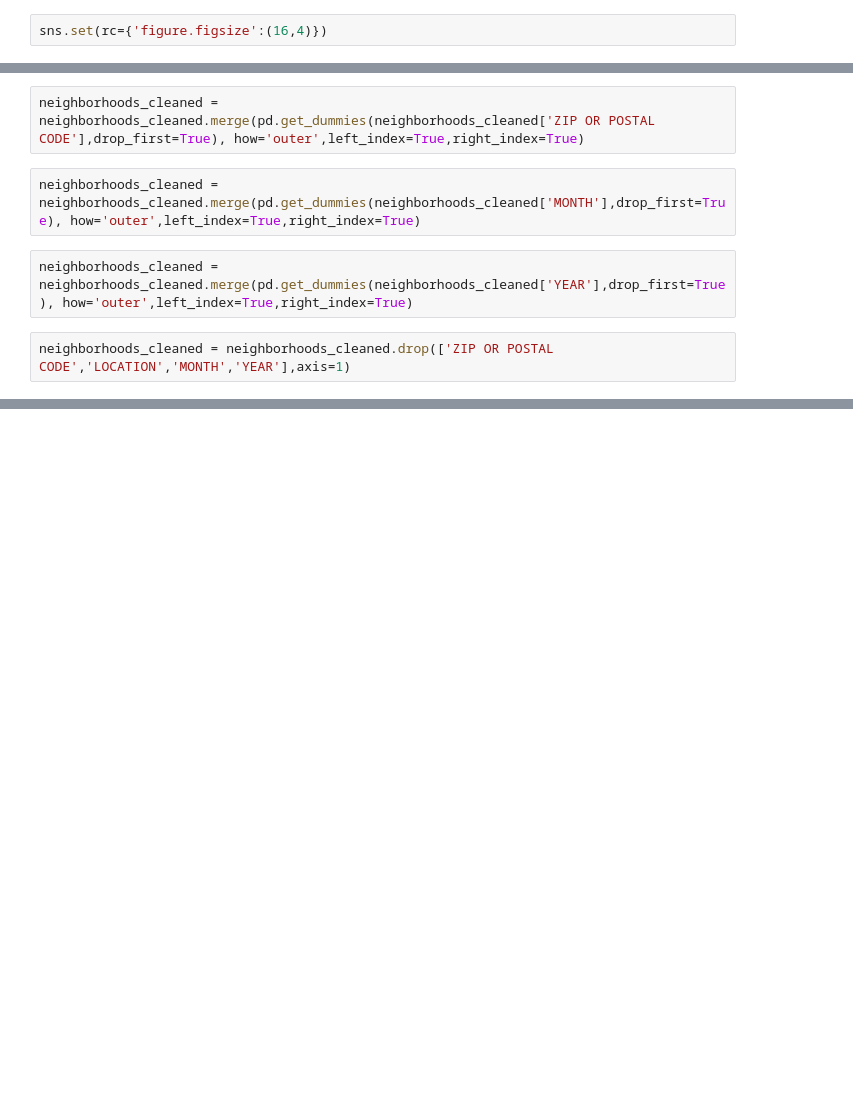
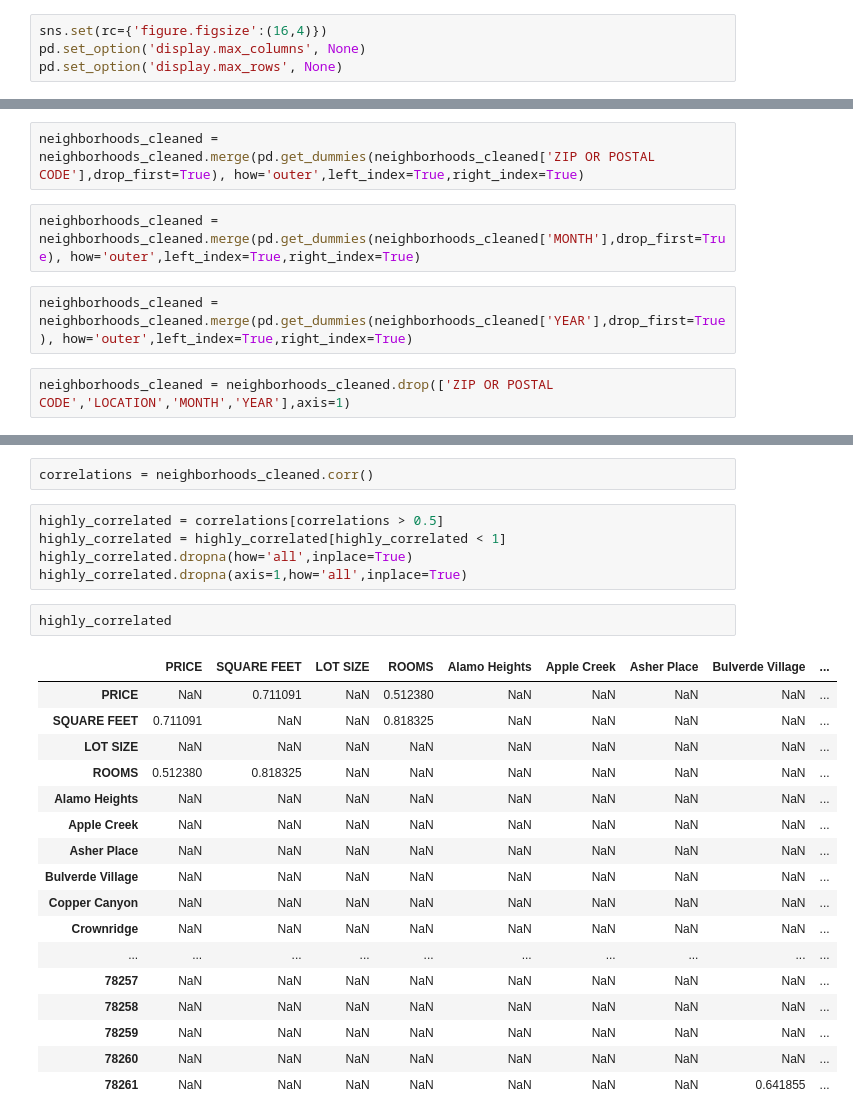
Before and after one commit to randallb15/PredictingSAHomeValues, a Jupyter notebook: ModelForFlask.ipynb, the cells around one changed output, grey strips where cells are left out. Saved outputs shown, nothing was run; the diff lists cells and outputs as text; blank space fills up the shorter version.

Commit message:
updated correlations

```diff
--- a/ModelForFlask.ipynb
+++ b/ModelForFlask.ipynb
@@ -14,6 +14,8 @@ Notes for Flask App:
 from src.helpers import calculate_five_percent, calculate_ten_percent, calculate_twenty_percent
 # %%
 sns.set(rc={'figure.figsize':(16,4)})
+pd.set_option('display.max_columns', None)
+pd.set_option('display.max_rows', None)
 # %%
 neighborhoods_cleaned = pd.read_pickle('data/neighborhoods_cleaned.pkl')
 neighborhoods_cleaned.reset_index(inplace=True)
@@ -74,0 +61,27 @@ neighborhoods_cleaned.corr() > 0.5
+# %%
+correlations = neighborhoods_cleaned.corr()
+# %%
+highly_correlated = correlations[correlations > 0.5]
+highly_correlated = highly_correlated[highly_correlated < 1]
+highly_correlated.dropna(how='all',inplace=True)
+highly_correlated.dropna(axis=1,how='all',inplace=True)
+# %%
+highly_correlated
+# %% [output]
+|  | PRICE | SQUARE FEET | LOT SIZE | ROOMS | Alamo Heights | Apple Creek | Asher Place | Bulverde Village | ... |
+| PRICE | NaN | 0.711091 | NaN | 0.512380 | NaN | NaN | NaN | NaN | ... |
+| SQUARE FEET | 0.711091 | NaN | NaN | 0.818325 | NaN | NaN | NaN | NaN | ... |
+| LOT SIZE | NaN | NaN | NaN | NaN | NaN | NaN | NaN | NaN | ... |
+| ROOMS | 0.512380 | 0.818325 | NaN | NaN | NaN | NaN | NaN | NaN | ... |
+| Alamo Heights | NaN | NaN | NaN | NaN | NaN | NaN | NaN | NaN | ... |
+| Apple Creek | NaN | NaN | NaN | NaN | NaN | NaN | NaN | NaN | ... |
+| Asher Place | NaN | NaN | NaN | NaN | NaN | NaN | NaN | NaN | ... |
+| Bulverde Village | NaN | NaN | NaN | NaN | NaN | NaN | NaN | NaN | ... |
+| Copper Canyon | NaN | NaN | NaN | NaN | NaN | NaN | NaN | NaN | ... |
+| Crownridge | NaN | NaN | NaN | NaN | NaN | NaN | NaN | NaN | ... |
+| ... | ... | ... | ... | ... | ... | ... | ... | ... | ... |
+| 78257 | NaN | NaN | NaN | NaN | NaN | NaN | NaN | NaN | ... |
+| 78258 | NaN | NaN | NaN | NaN | NaN | NaN | NaN | NaN | ... |
+| 78259 | NaN | NaN | NaN | NaN | NaN | NaN | NaN | NaN | ... |
+| 78260 | NaN | NaN | NaN | NaN | NaN | NaN | NaN | NaN | ... |
+| 78261 | NaN | NaN | NaN | NaN | NaN | NaN | NaN | 0.641855 | ... |
```
Also changed, not shown: parts of 1 cell of this notebook.
